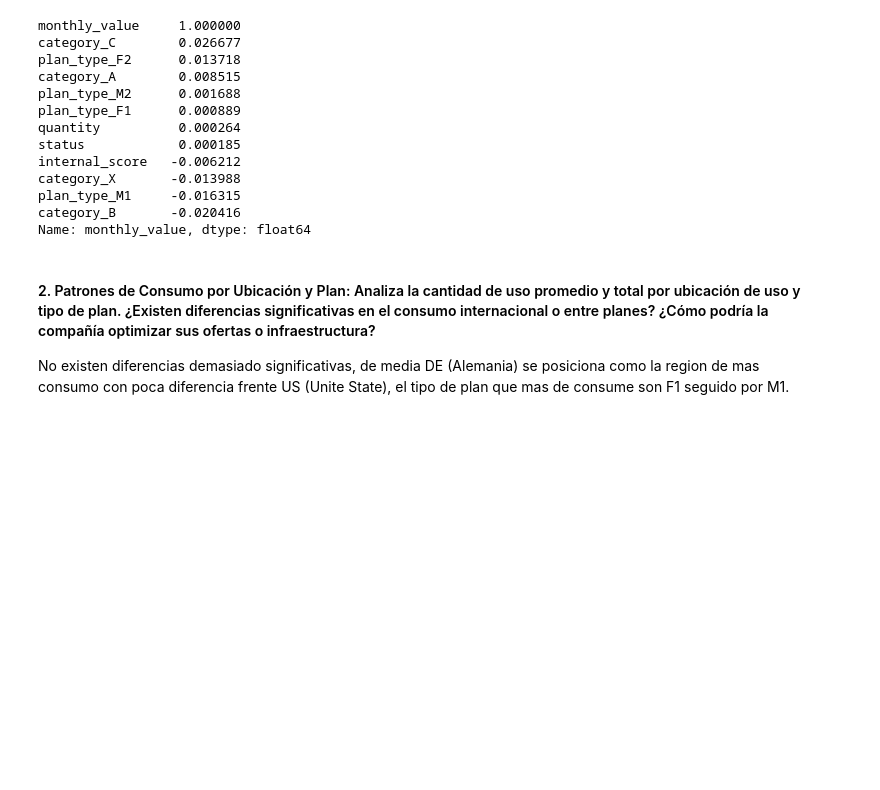
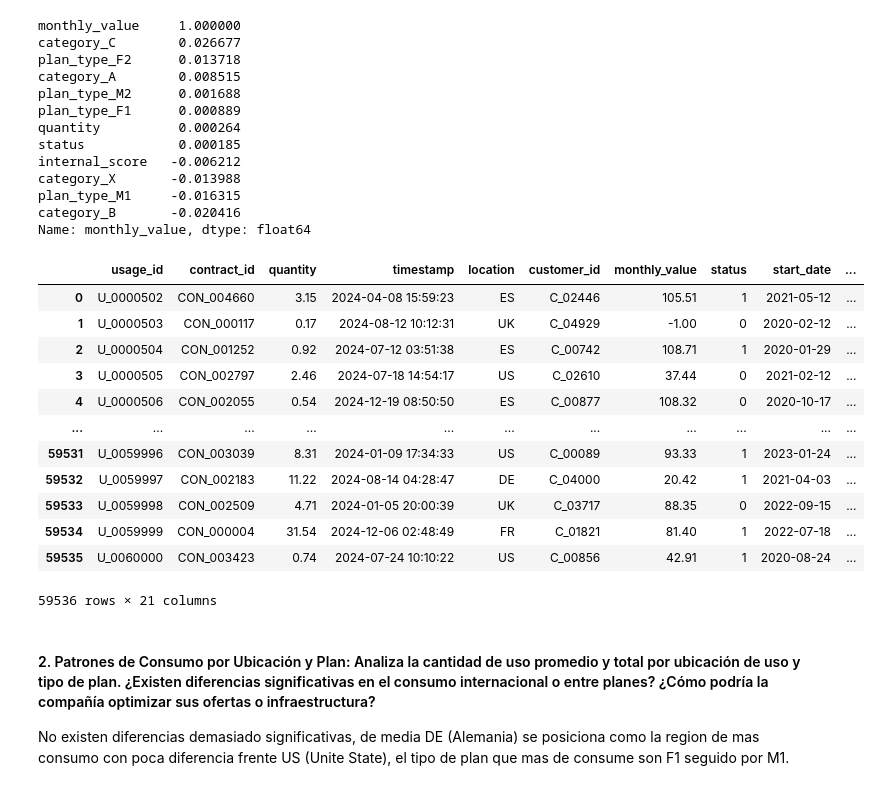
Before and after one commit to PetrongariYanina/ETL-to-MBD, a Jupyter notebook: ETL.ipynb, the cells around one changed output. Drawn from its saved outputs; the diff is of its cells as text; code cells hidden in the pictures; blank space fills up the shorter version.

```diff
--- a/ETL.ipynb
+++ b/ETL.ipynb
@@ -745,6 +745,22 @@ category_X       -0.013988
 plan_type_M1     -0.016315
 category_B       -0.020416
 Name: monthly_value, dtype: float64
+# %%
+corr_analisis
+# %% [output]
+|  | usage_id | contract_id | quantity | timestamp | location | customer_id | monthly_value | status | start_date | ... |
+| 0 | U_0000502 | CON_004660 | 3.15 | 2024-04-08 15:59:23 | ES | C_02446 | 105.51 | 1 | 2021-05-12 | ... |
+| 1 | U_0000503 | CON_000117 | 0.17 | 2024-08-12 10:12:31 | UK | C_04929 | -1.00 | 0 | 2020-02-12 | ... |
+| 2 | U_0000504 | CON_001252 | 0.92 | 2024-07-12 03:51:38 | ES | C_00742 | 108.71 | 1 | 2020-01-29 | ... |
+| 3 | U_0000505 | CON_002797 | 2.46 | 2024-07-18 14:54:17 | US | C_02610 | 37.44 | 0 | 2021-02-12 | ... |
+| 4 | U_0000506 | CON_002055 | 0.54 | 2024-12-19 08:50:50 | ES | C_00877 | 108.32 | 0 | 2020-10-17 | ... |
+| ... | ... | ... | ... | ... | ... | ... | ... | ... | ... | ... |
+| 59531 | U_0059996 | CON_003039 | 8.31 | 2024-01-09 17:34:33 | US | C_00089 | 93.33 | 1 | 2023-01-24 | ... |
+| 59532 | U_0059997 | CON_002183 | 11.22 | 2024-08-14 04:28:47 | DE | C_04000 | 20.42 | 1 | 2021-04-03 | ... |
+| 59533 | U_0059998 | CON_002509 | 4.71 | 2024-01-05 20:00:39 | UK | C_03717 | 88.35 | 0 | 2022-09-15 | ... |
+| 59534 | U_0059999 | CON_000004 | 31.54 | 2024-12-06 02:48:49 | FR | C_01821 | 81.40 | 1 | 2022-07-18 | ... |
+| 59535 | U_0060000 | CON_003423 | 0.74 | 2024-07-24 10:10:22 | US | C_00856 | 42.91 | 1 | 2020-08-24 | ... |
+59536 rows × 21 columns
 # %% [markdown]
 #### 2. Patrones de Consumo por Ubicación y Plan: Analiza la cantidad de uso promedio y total por ubicación de uso y tipo de plan. ¿Existen diferencias significativas en el consumo internacional o entre planes? ¿Cómo podría la compañía optimizar sus ofertas o infraestructura?
 
```
Also changed, not shown: parts of 10 cells of this notebook.
